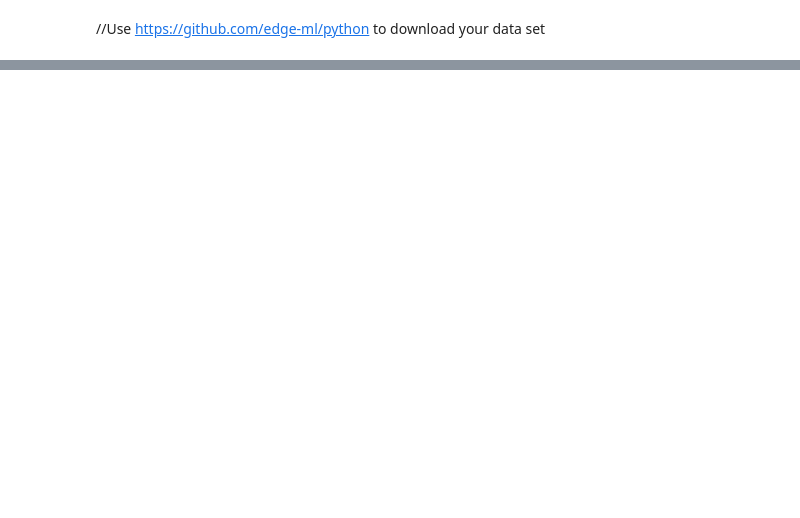
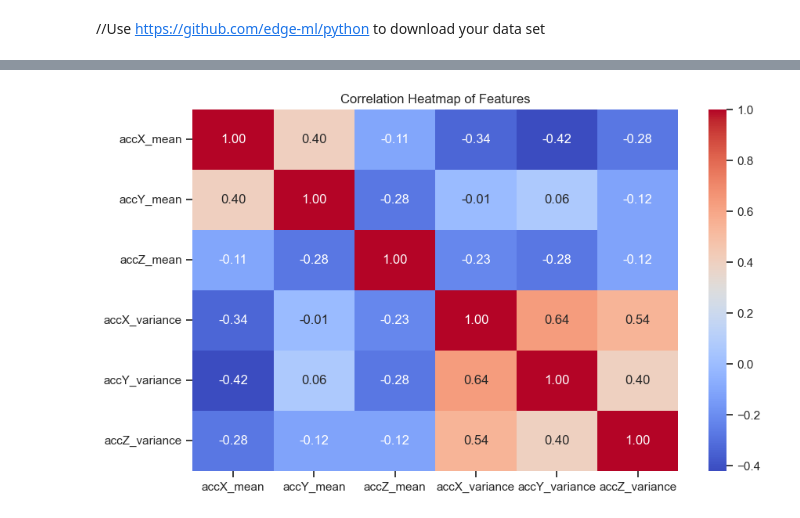
Before and after one commit to roman-weis/context-sensitive-systems, a Jupyter notebook: Features.ipynb, the cells around one changed output, grey strips where cells are left out. Saved outputs shown, nothing was run; the diff lists cells and outputs as text; code cells hidden in the pictures; blank space fills up the shorter version.

```diff
--- a/Features.ipynb
+++ b/Features.ipynb
@@ -54,0 +110,28 @@ Dataset - Name: datasetName, ID: 6503f537c3d221ed4d06ec04, Metadata: {'key': 'va
+# %%
+import pandas as pd
+
+window_size = 10
+
+# Create a new DataFrame to store the features
+window_df = pd.DataFrame()
+
+# Define the columns for which you want to calculate mean and variance
+columns_to_process = ["accX", "accY", "accZ"]
+
+# Loop through each column and calculate mean and variance for the windows
+for column in columns_to_process:
+    # Calculate the rolling mean for the current column
+    mean_col = df[column].rolling(window=window_size).mean()
+    # Calculate the rolling variance for the current column
+    var_col = df[column].rolling(window=window_size).var()
+
+    # Add the mean and variance as features to the features DataFrame
+    window_df[f"{column}_mean"] = mean_col
+    window_df[f"{column}_variance"] = var_col
+
+window_df['target'] = df['target']
+window_df['group'] = df['group']
+
+window_df.dropna(inplace=True)
+
+window_df.head()
@@ -54,0 +165,5 @@ Dataset - Name: datasetName, ID: 6503f537c3d221ed4d06ec04, Metadata: {'key': 'va
+# %%
+sns.set(style="ticks")
+sns.pairplot(window_df[['accX_mean', 'accY_mean', 'accZ_mean', 'accX_variance', 'accY_variance', 'accZ_variance']])
+plt.title('Pair Plot of Features')
+plt.show()
@@ -54,0 +172,8 @@ Dataset - Name: datasetName, ID: 6503f537c3d221ed4d06ec04, Metadata: {'key': 'va
+# %%
+plt.figure(figsize=(10, 6))
+correlation_matrix = window_df[['accX_mean', 'accY_mean', 'accZ_mean', 'accX_variance', 'accY_variance', 'accZ_variance']].corr()
+sns.heatmap(correlation_matrix, annot=True, cmap="coolwarm", fmt=".2f")
+plt.title('Correlation Heatmap of Features')
+plt.show()
+# %% [output]
+[figure, added]
```
Also changed, not shown: parts of 21 cells of this notebook, 1 other file.
